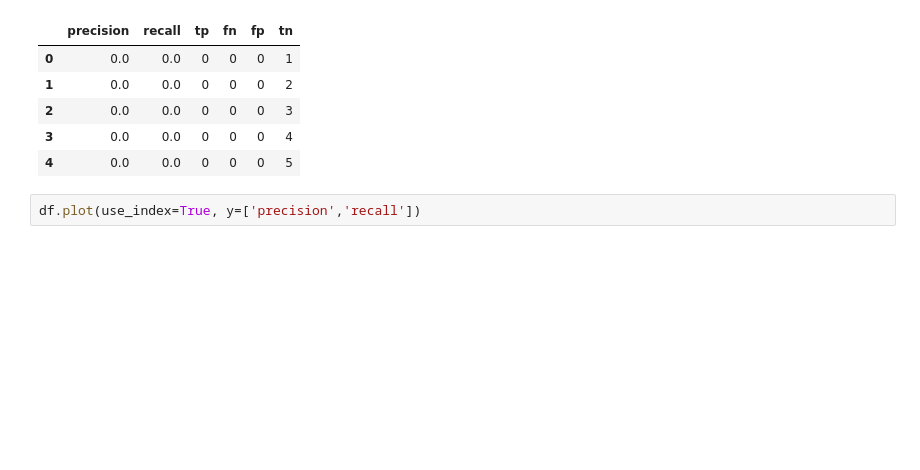
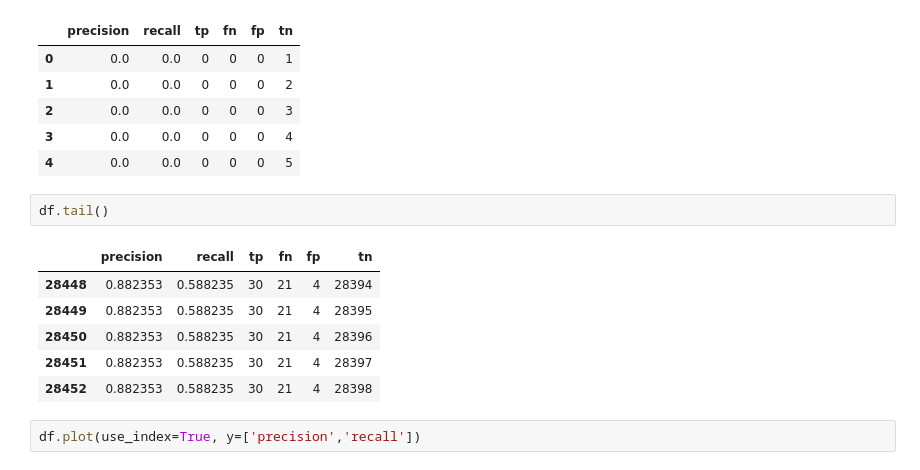
Before and after one commit to gioruffa/ID2221_project, a Jupyter notebook: src/visualization.ipynb, the cells around one changed output. Cells and saved outputs as stored; diff of their text form; blank space fills up the shorter version.

```diff
--- a/src/visualization.ipynb
+++ b/src/visualization.ipynb
@@ -30,6 +30,15 @@ df.head()
 | 2 | 0.0 | 0.0 | 0 | 0 | 0 | 3 |
 | 3 | 0.0 | 0.0 | 0 | 0 | 0 | 4 |
 | 4 | 0.0 | 0.0 | 0 | 0 | 0 | 5 |
+# %%
+df.tail()
+# %% [output]
+|  | precision | recall | tp | fn | fp | tn |
+| 28448 | 0.882353 | 0.588235 | 30 | 21 | 4 | 28394 |
+| 28449 | 0.882353 | 0.588235 | 30 | 21 | 4 | 28395 |
+| 28450 | 0.882353 | 0.588235 | 30 | 21 | 4 | 28396 |
+| 28451 | 0.882353 | 0.588235 | 30 | 21 | 4 | 28397 |
+| 28452 | 0.882353 | 0.588235 | 30 | 21 | 4 | 28398 |
 # %%
 df.plot(use_index=True, y=['precision','recall'])
 # %% [output]
```
Also changed, not shown: parts of 1 cell of this notebook, 1 other file.
